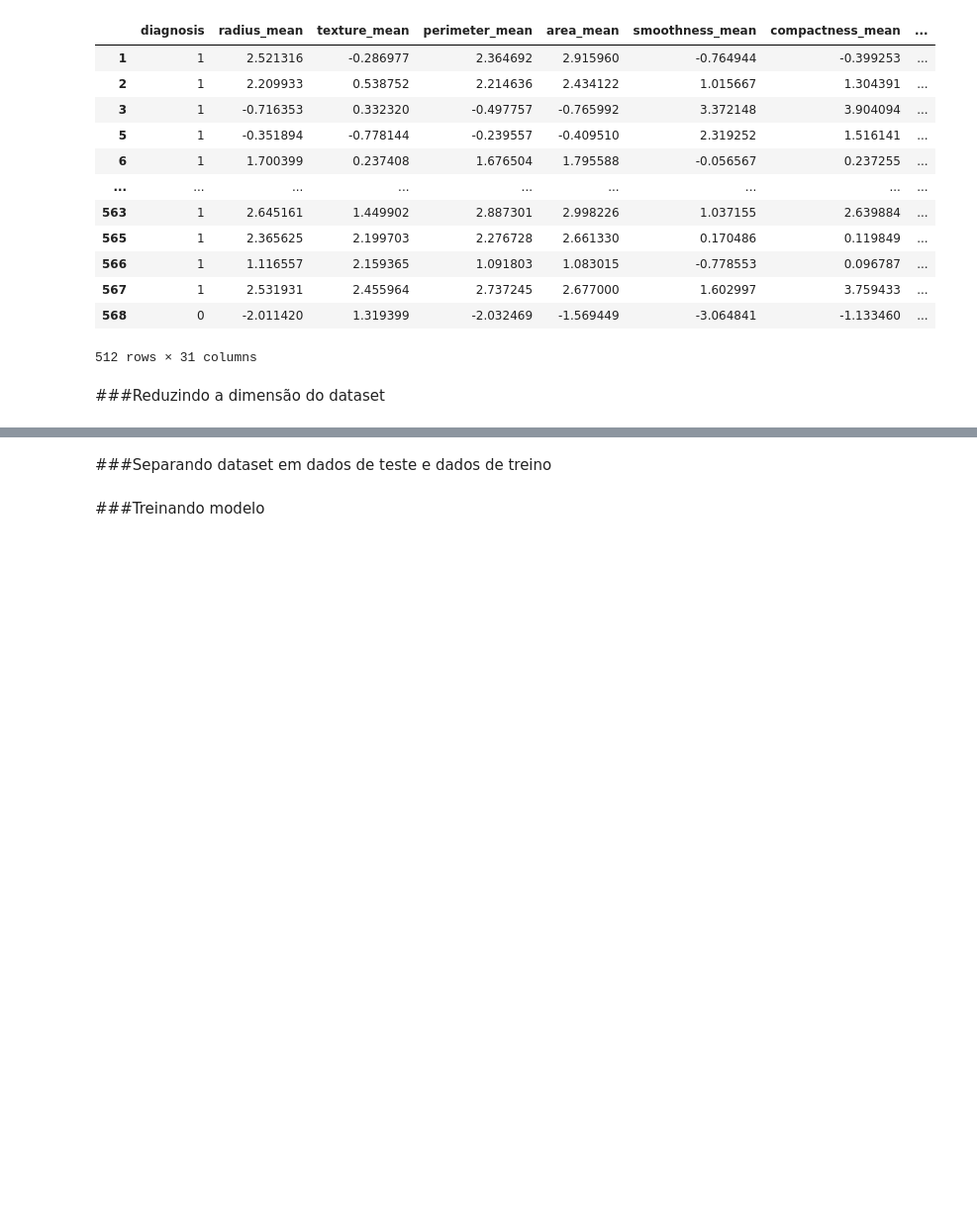
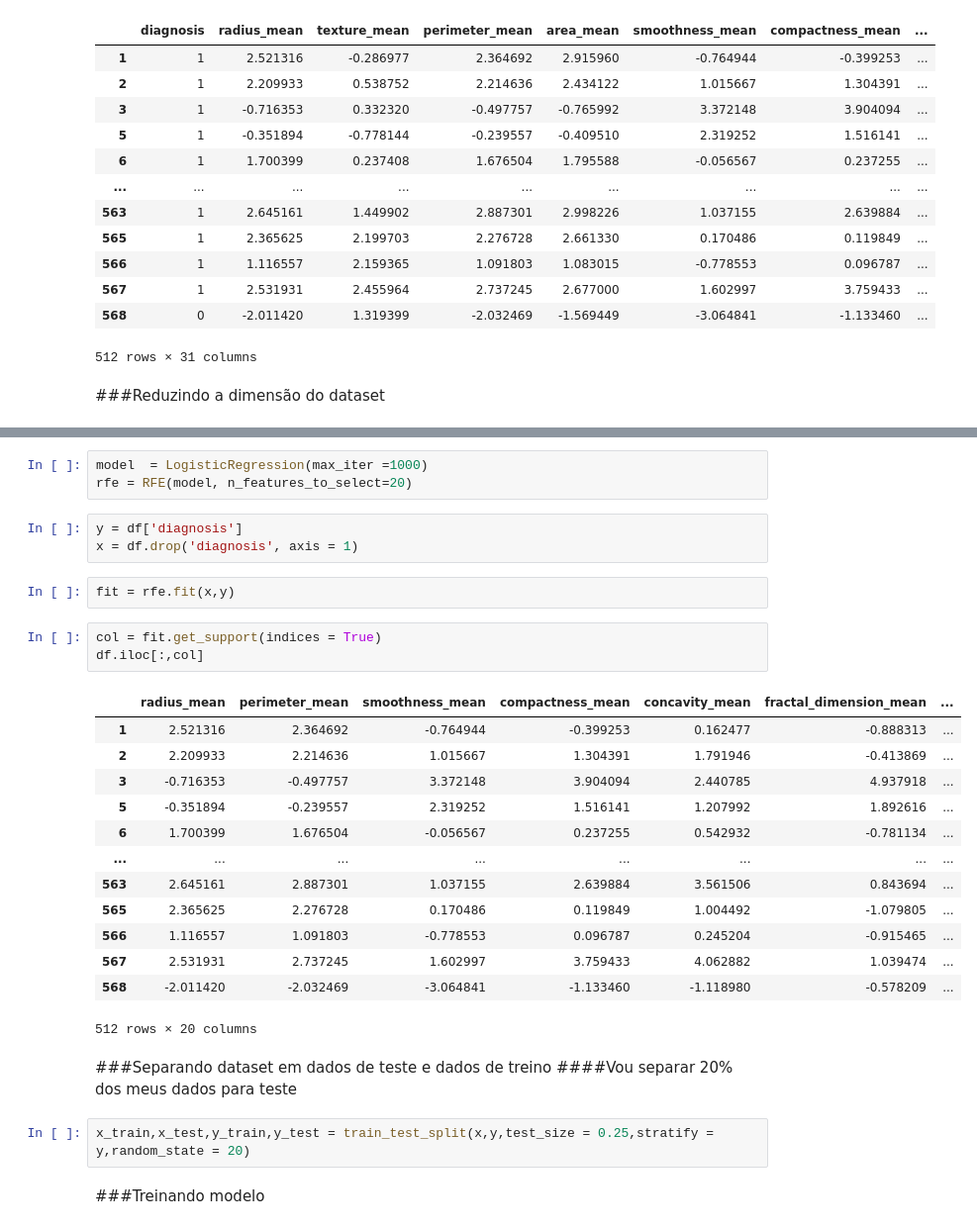
Before and after one commit to pdr0-42/predictions_cancer_cells, a Jupyter notebook: Cancer_model_predict.ipynb, the cells around one changed output, grey strips where cells are left out. Shown at 99% size. Cells and saved outputs as stored; diff of their text form; blank space fills up the shorter version.

```diff
--- a/Cancer_model_predict.ipynb
+++ b/Cancer_model_predict.ipynb
@@ -398,4 +409,32 @@ pca  = PCA()
+# %%
+model  = LogisticRegression(max_iter =1000)
+rfe = RFE(model, n_features_to_select=20)
+# %%
+y = df['diagnosis']
+x = df.drop('diagnosis', axis = 1)
+# %%
+fit = rfe.fit(x,y)
+# %%
+col = fit.get_support(indices = True)
+df.iloc[:,col]
+# %% [output]
+|  | radius_mean | perimeter_mean | smoothness_mean | compactness_mean | concavity_mean | fractal_dimension_mean | ... |
+| 1 | 2.521316 | 2.364692 | -0.764944 | -0.399253 | 0.162477 | -0.888313 | ... |
+| 2 | 2.209933 | 2.214636 | 1.015667 | 1.304391 | 1.791946 | -0.413869 | ... |
+| 3 | -0.716353 | -0.497757 | 3.372148 | 3.904094 | 2.440785 | 4.937918 | ... |
+| 5 | -0.351894 | -0.239557 | 2.319252 | 1.516141 | 1.207992 | 1.892616 | ... |
+| 6 | 1.700399 | 1.676504 | -0.056567 | 0.237255 | 0.542932 | -0.781134 | ... |
+| ... | ... | ... | ... | ... | ... | ... | ... |
+| 563 | 2.645161 | 2.887301 | 1.037155 | 2.639884 | 3.561506 | 0.843694 | ... |
+| 565 | 2.365625 | 2.276728 | 0.170486 | 0.119849 | 1.004492 | -1.079805 | ... |
+| 566 | 1.116557 | 1.091803 | -0.778553 | 0.096787 | 0.245204 | -0.915465 | ... |
+| 567 | 2.531931 | 2.737245 | 1.602997 | 3.759433 | 4.062882 | 1.039474 | ... |
+| 568 | -2.011420 | -2.032469 | -3.064841 | -1.133460 | -1.118980 | -0.578209 | ... |
+512 rows × 20 columns
 # %% [markdown]
 ###Separando dataset em dados de teste e dados de treino
+####Vou separar 20% dos meus dados para teste
+# %%
+x_train,x_test,y_train,y_test = train_test_split(x,y,test_size = 0.25,stratify = y,random_state = 20)
 # %% [markdown]
 ###Treinando modelo
```
Also changed, not shown: parts of 22 cells of this notebook.
